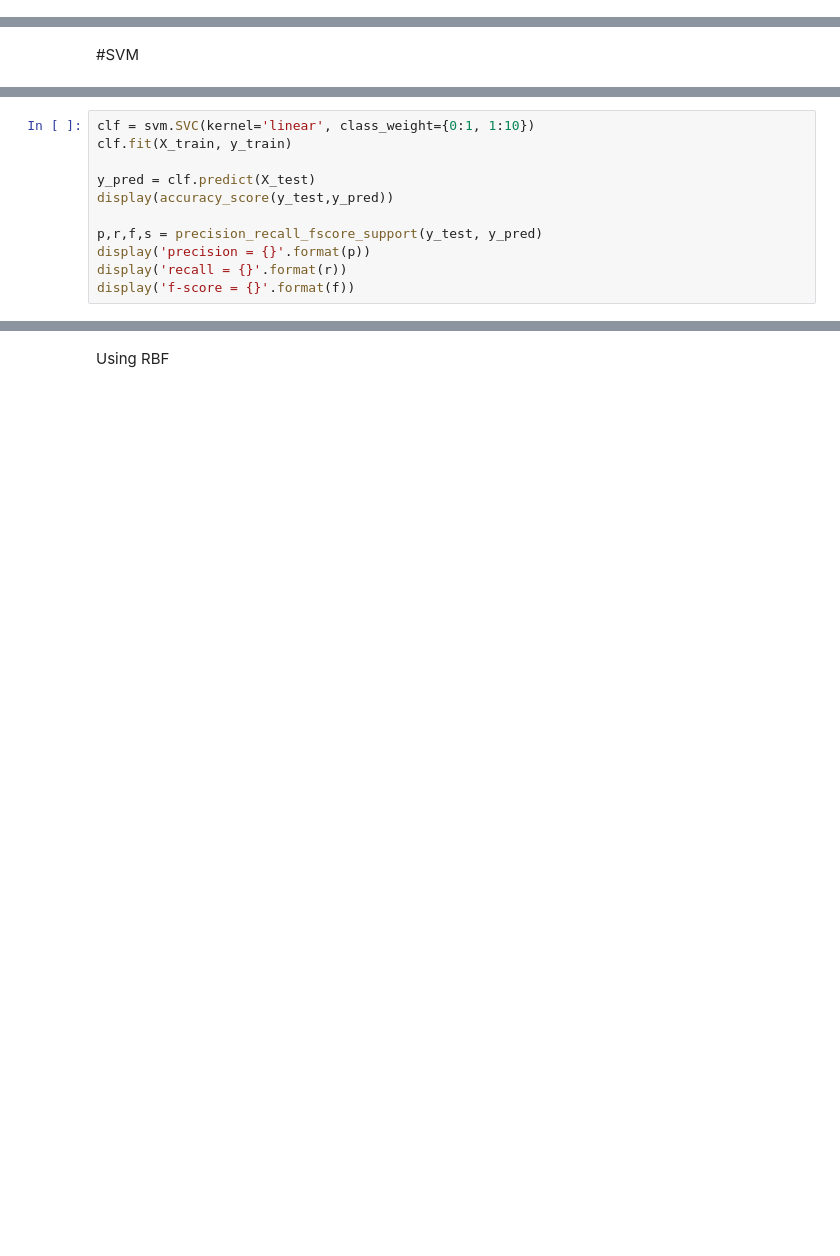
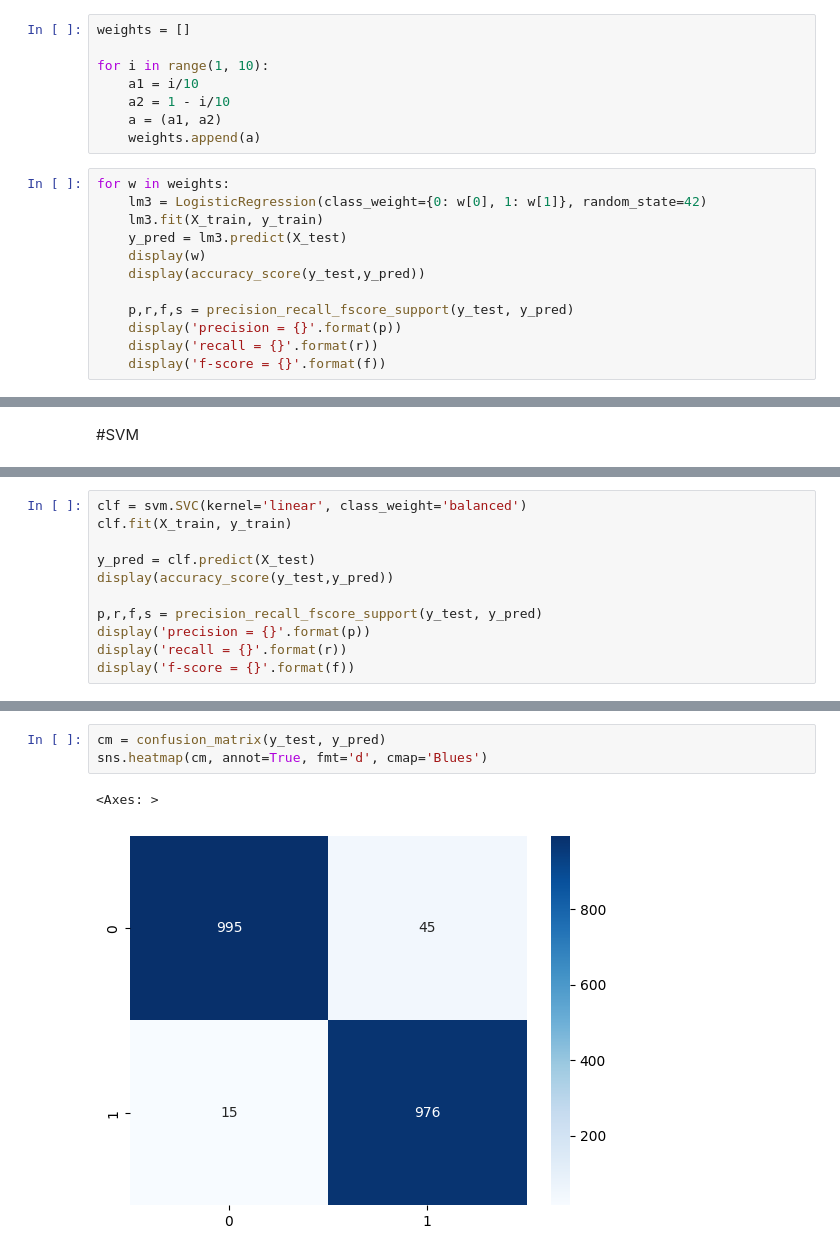
Before and after one commit to Jamessanfor/Project7, a Jupyter notebook: dsp_pro_7.ipynb, the cells around one changed output, grey strips where cells are left out. Drawn from its saved outputs; the diff is of its cells as text; blank space fills up the shorter version.

```diff
--- a/dsp_pro_7.ipynb
+++ b/dsp_pro_7.ipynb
@@ -242,0 +264,20 @@ display('f-score = {}'.format(f))
+# %%
+weights = []
+
+for i in range(1, 10):
+    a1 = i/10
+    a2 = 1 - i/10
+    a = (a1, a2)
+    weights.append(a)
+# %%
+for w in weights:
+    lm3 = LogisticRegression(class_weight={0: w[0], 1: w[1]}, random_state=42)
+    lm3.fit(X_train, y_train)
+    y_pred = lm3.predict(X_test)
+    display(w)
+    display(accuracy_score(y_test,y_pred))
+
+    p,r,f,s = precision_recall_fscore_support(y_test, y_pred)
+    display('precision = {}'.format(p))
+    display('recall = {}'.format(r))
+    display('f-score = {}'.format(f))
@@ -247,5 +302,5 @@ Using linear kernel
 # %%
-clf = svm.SVC(kernel='linear', class_weight={0:1, 1:10})
+clf = svm.SVC(kernel='linear', class_weight='balanced')
 clf.fit(X_train, y_train)
 
 y_pred = clf.predict(X_test)
@@ -263,2 +318,6 @@ display('f-score = {}'.format(f))
-# %% [markdown]
-Using RBF
+# %%
+cm = confusion_matrix(y_test, y_pred)
+sns.heatmap(cm, annot=True, fmt='d', cmap='Blues')
+# %% [output]
+<Axes: >
+[figure, added]
```
Also changed, not shown: parts of 36 cells of this notebook.
